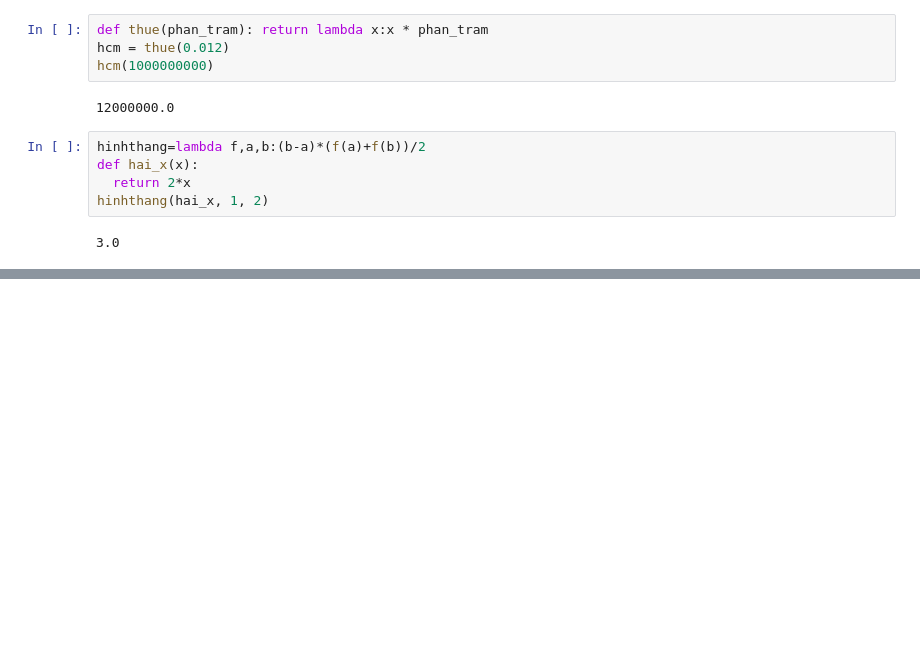
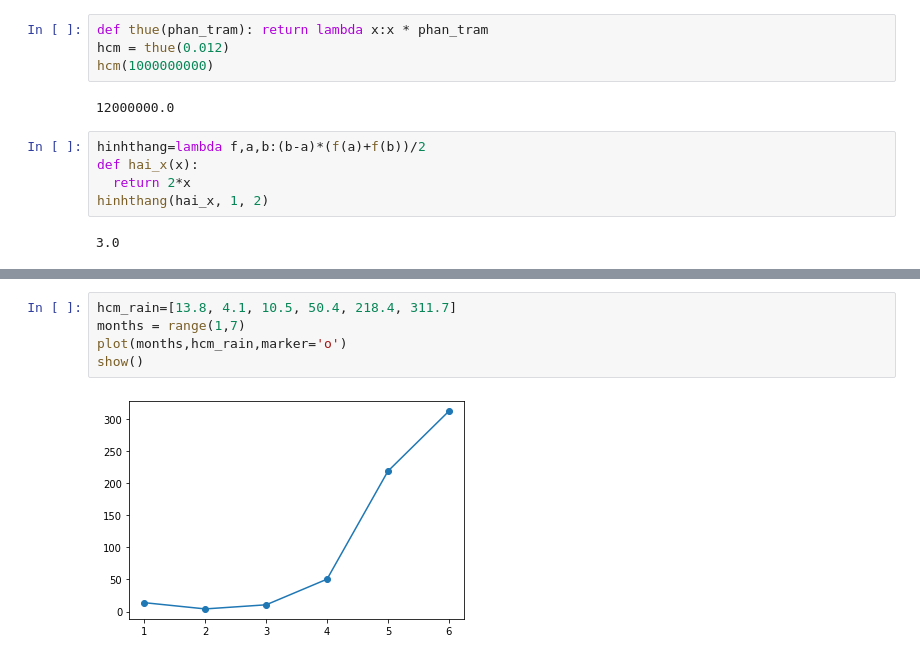
Before and after one commit to HoHoangQuan/THtoancaocap, a Jupyter notebook: Baitapnhap.ipynb, the cells around one changed output, grey strips where cells are left out. Drawn from its saved outputs; the diff is of its cells as text; blank space fills up the shorter version.

```diff
--- a/Baitapnhap.ipynb
+++ b/Baitapnhap.ipynb
@@ -118,0 +208,7 @@ u = Symbol("")
+# %%
+hcm_rain=[13.8, 4.1, 10.5, 50.4, 218.4, 311.7]
+months = range(1,7)
+plot(months,hcm_rain,marker='o')
+show()
+# %% [output]
+[figure, added]
```
Also changed, not shown: parts of 21 cells of this notebook.
